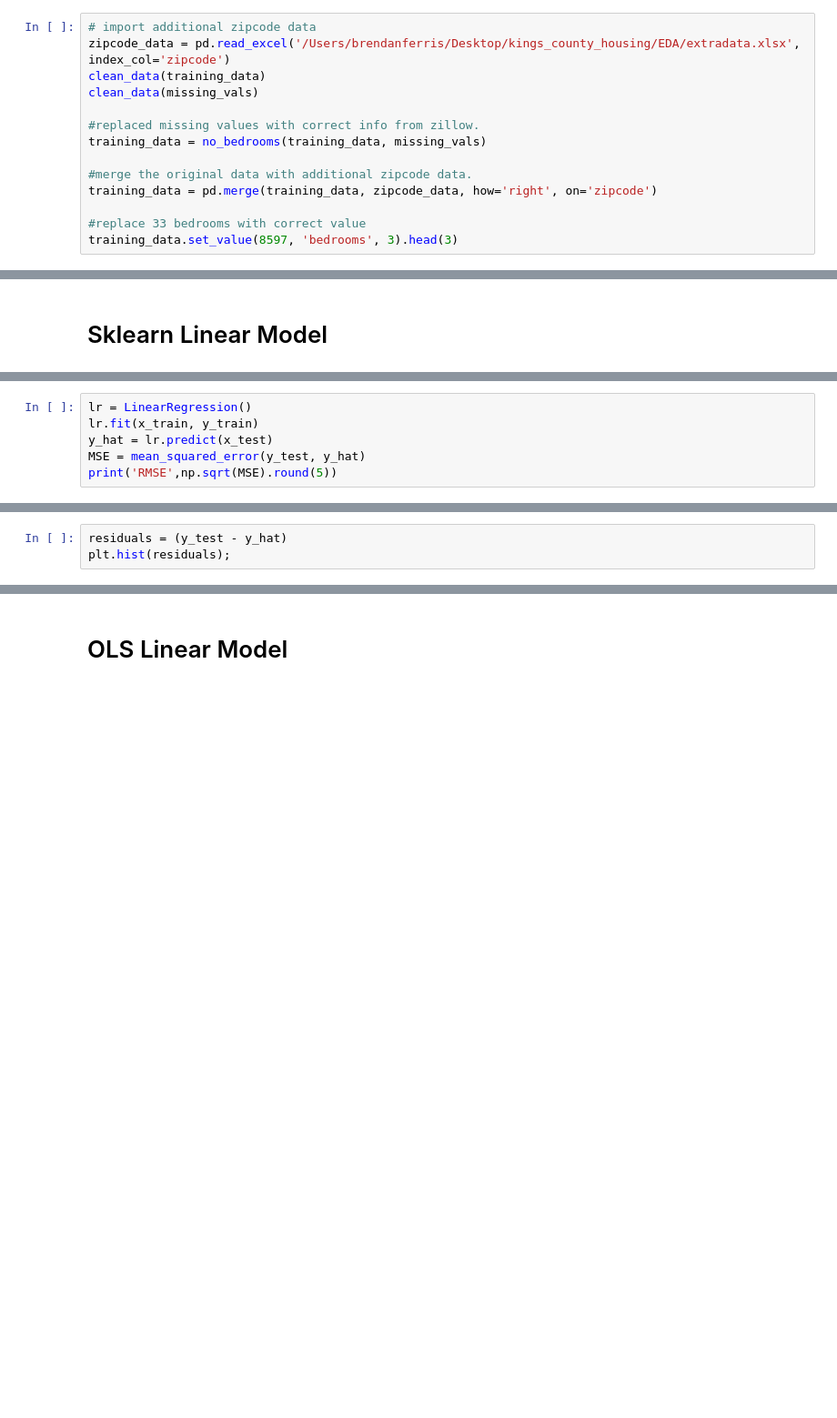
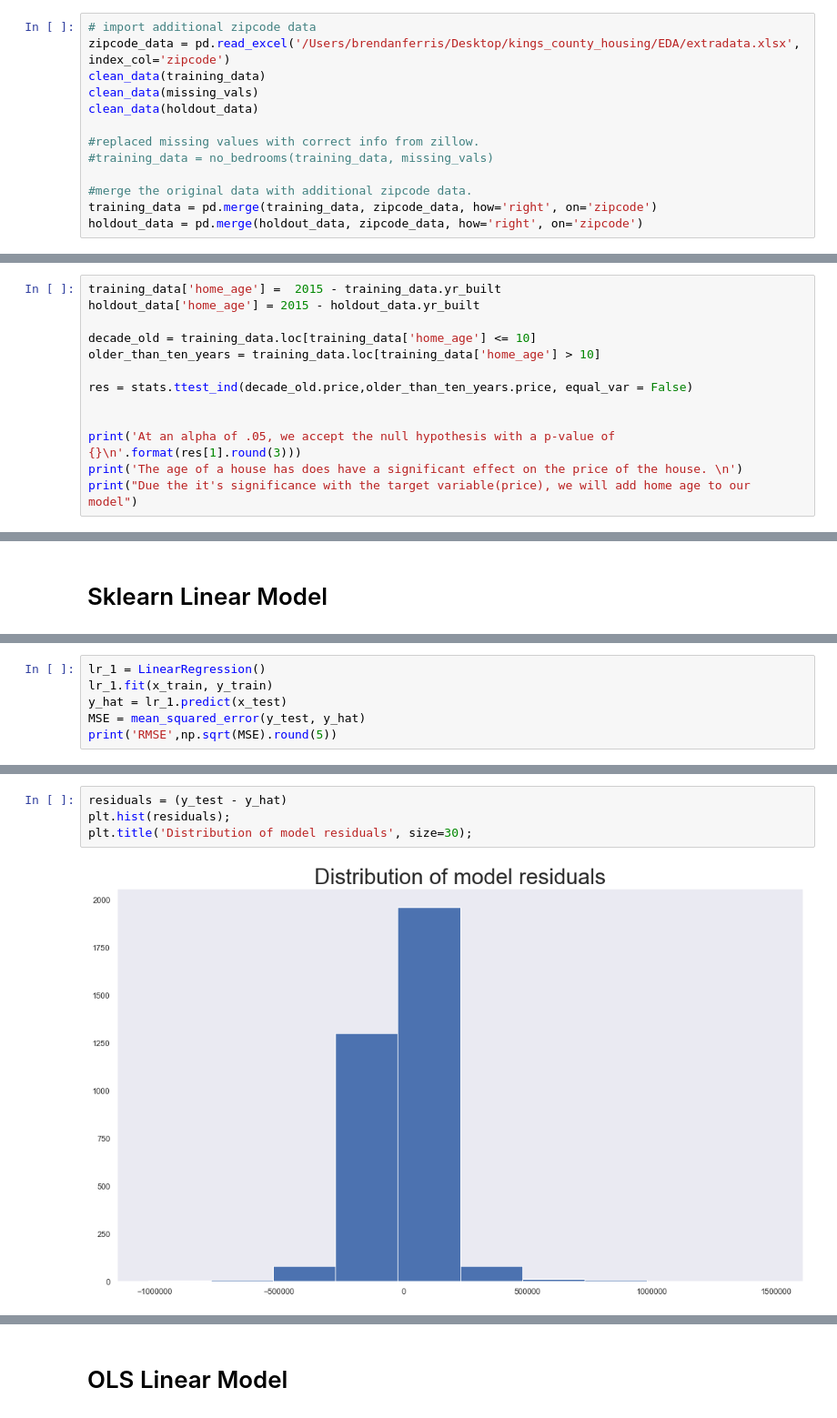
Before and after one commit to brenfrrs/kings_county_housing, a Jupyter notebook: EDA/final_draft.ipynb, the cells around one changed output, grey strips where cells are left out. Shown: that part at 91% size. Saved outputs shown, nothing was run; the diff lists cells and outputs as text; blank space fills up the shorter version.

```diff
--- a/EDA/final_draft.ipynb
+++ b/EDA/final_draft.ipynb
@@ -72,12 +119,11 @@ Additional zipcode information was collected from [here](https://www.unitedstate
 zipcode_data = pd.read_excel('/Users/brendanferris/Desktop/kings_county_housing/EDA/extradata.xlsx', index_col='zipcode')
 clean_data(training_data)
 clean_data(missing_vals)
+clean_data(holdout_data)
 
 #replaced missing values with correct info from zillow.
-training_data = no_bedrooms(training_data, missing_vals)
+#training_data = no_bedrooms(training_data, missing_vals)
 
 #merge the original data with additional zipcode data.
 training_data = pd.merge(training_data, zipcode_data, how='right', on='zipcode')
-
-#replace 33 bedrooms with correct value
-training_data.set_value(8597, 'bedrooms', 3).head(3)
+holdout_data = pd.merge(holdout_data, zipcode_data, how='right', on='zipcode')
@@ -90,0 +167,13 @@ training_data.set_value(8597, 'bedrooms', 3).head(3)
+# %%
+training_data['home_age'] =  2015 - training_data.yr_built
+holdout_data['home_age'] = 2015 - holdout_data.yr_built
+
+decade_old = training_data.loc[training_data['home_age'] <= 10]
+older_than_ten_years = training_data.loc[training_data['home_age'] > 10]
+
+res = stats.ttest_ind(decade_old.price,older_than_ten_years.price, equal_var = False)
+
+
+print('At an alpha of .05, we accept the null hypothesis with a p-value of {}\n'.format(res[1].round(3)))
+print('The age of a house has does have a significant effect on the price of the house. \n')
+print("Due the it's significance with the target variable(price), we will add home age to our model")
@@ -174,9 +309,9 @@ x_train.shape, x_test.shape
 # %% [output]
 ((13832, 121), (3458, 121))
 # %%
-lr = LinearRegression()
-lr.fit(x_train, y_train)
-y_hat = lr.predict(x_test)
+lr_1 = LinearRegression()
+lr_1.fit(x_train, y_train)
+y_hat = lr_1.predict(x_test)
 MSE = mean_squared_error(y_test, y_hat)
 print('RMSE',np.sqrt(MSE).round(5))
 # %% [output]
@@ -186,4 +337,7 @@ np.mean(cross_val_score(estimator=lr, X=x_train, y=y_train, cv=30))
 # %%
 residuals = (y_test - y_hat)
 plt.hist(residuals);
+plt.title('Distribution of model residuals', size=30);
+# %% [output]
+[figure, added]
 # %%
```
Also changed, not shown: parts of 60 cells of this notebook, 1 other file.
